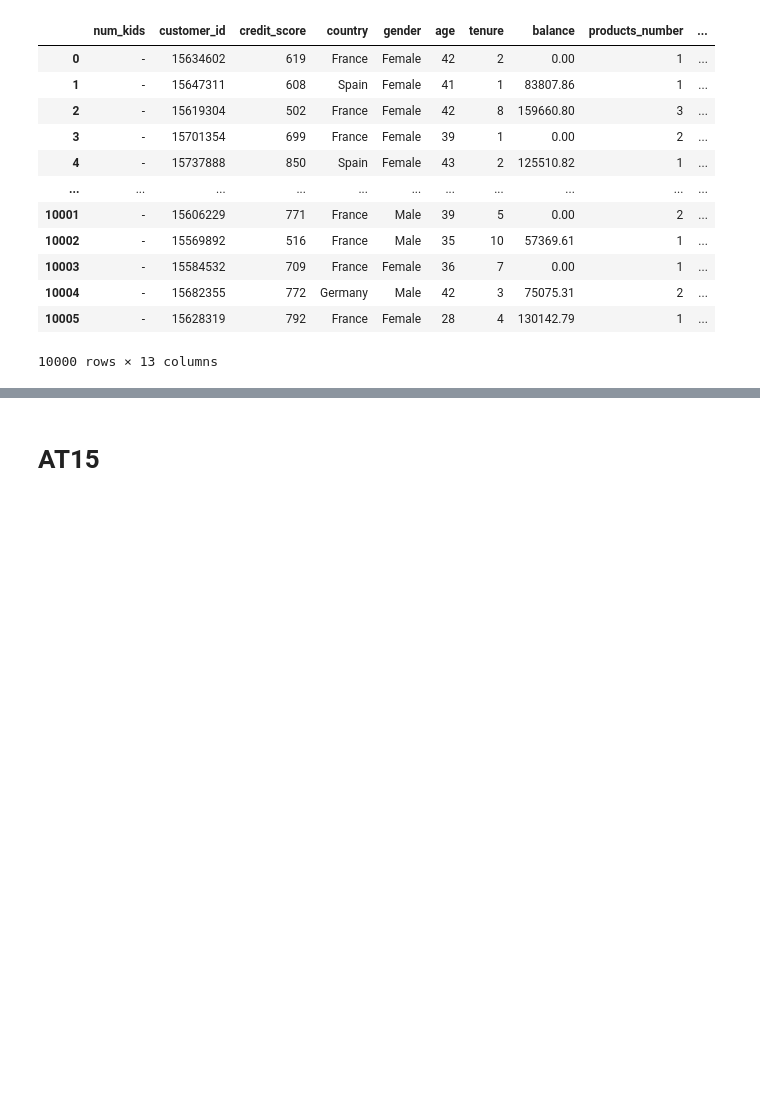
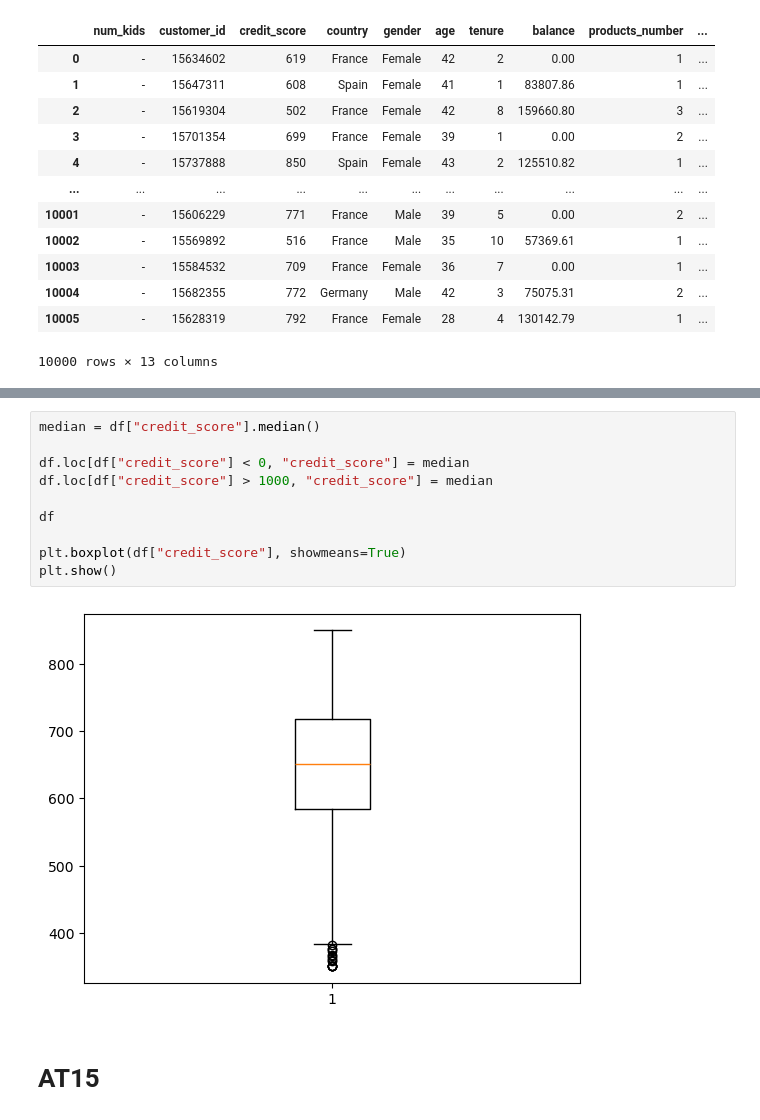
Before and after one commit to holleyj/data_attrition, a Jupyter notebook: code_sprint1.ipynb, the cells around one changed output, grey strips where cells are left out. Saved outputs shown, nothing was run; the diff lists cells and outputs as text; blank space fills up the shorter version.

```diff
--- a/code_sprint1.ipynb
+++ b/code_sprint1.ipynb
@@ -23,3 +34,15 @@ df
+# %%
+median = df["credit_score"].median()
+
+df.loc[df["credit_score"] < 0, "credit_score"] = median
+df.loc[df["credit_score"] > 1000, "credit_score"] = median
+
+df
+
+plt.boxplot(df["credit_score"], showmeans=True)
+plt.show()
+# %% [output]
+[figure, added]
 # %% [markdown]
 # AT15
 # %% [markdown]
```
Also changed, not shown: parts of 4 cells of this notebook.
